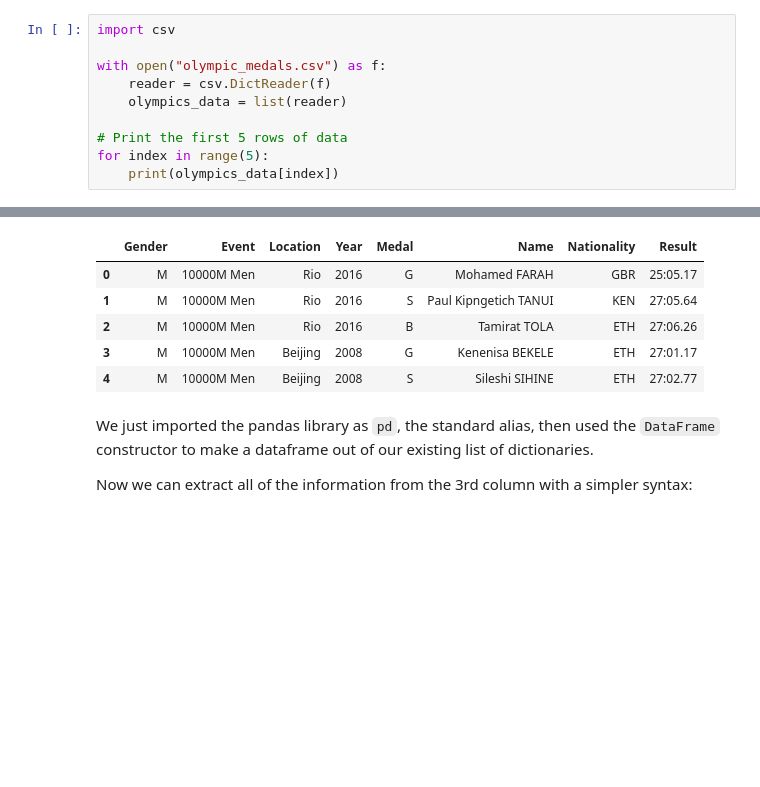
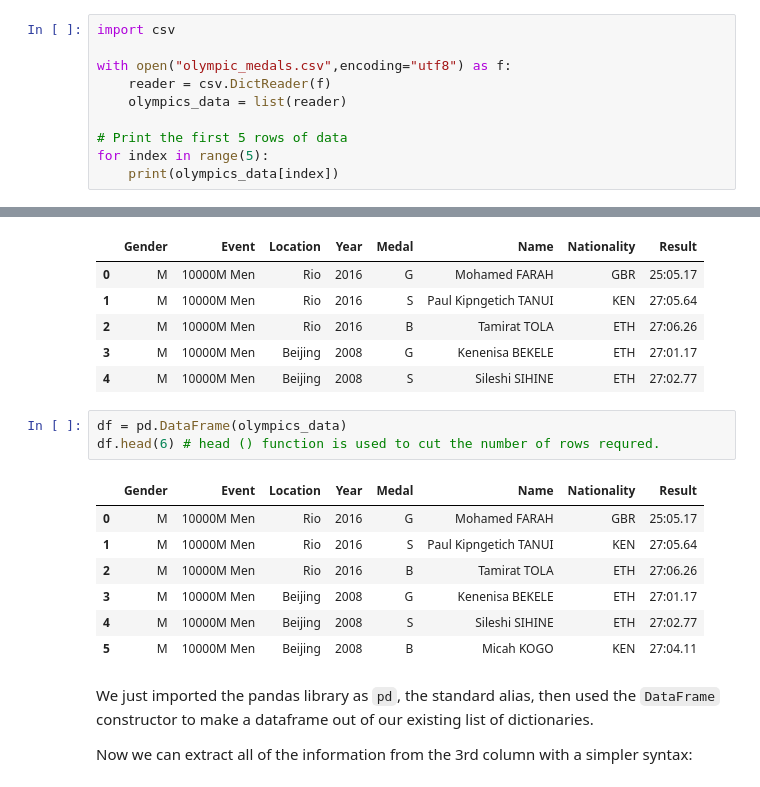
Before and after one commit to zippy345/dsc-data-analysis-pandas-intro, a Jupyter notebook: index.ipynb, the cells around one changed output, grey strips where cells are left out. Drawn from its saved outputs; the diff is of its cells as text; blank space fills up the shorter version.

```diff
--- a/index.ipynb
+++ b/index.ipynb
@@ -168,7 +168,7 @@ To open and read the first 5 lines with the `csv` module, that would look like t
 # %%
 import csv
 
-with open("olympic_medals.csv") as f:
+with open("olympic_medals.csv",encoding="utf8") as f:
     reader = csv.DictReader(f)
     olympics_data = list(reader)
 
@@ -217,6 +217,17 @@ df.head()
 | 2 | M | 10000M Men | Rio | 2016 | B | Tamirat TOLA | ETH | 27:06.26 |
 | 3 | M | 10000M Men | Beijing | 2008 | G | Kenenisa BEKELE | ETH | 27:01.17 |
 | 4 | M | 10000M Men | Beijing | 2008 | S | Sileshi SIHINE | ETH | 27:02.77 |
+# %%
+df = pd.DataFrame(olympics_data)
+df.head(6) # head () function is used to cut the number of rows requred.
+# %% [output]
+|  | Gender | Event | Location | Year | Medal | Name | Nationality | Result |
+| 0 | M | 10000M Men | Rio | 2016 | G | Mohamed FARAH | GBR | 25:05.17 |
+| 1 | M | 10000M Men | Rio | 2016 | S | Paul Kipngetich TANUI | KEN | 27:05.64 |
+| 2 | M | 10000M Men | Rio | 2016 | B | Tamirat TOLA | ETH | 27:06.26 |
+| 3 | M | 10000M Men | Beijing | 2008 | G | Kenenisa BEKELE | ETH | 27:01.17 |
+| 4 | M | 10000M Men | Beijing | 2008 | S | Sileshi SIHINE | ETH | 27:02.77 |
+| 5 | M | 10000M Men | Beijing | 2008 | B | Micah KOGO | KEN | 27:04.11 |
 # %% [markdown]
 We just imported the pandas library as `pd`, the standard alias, then used the `DataFrame` constructor to make a dataframe out of our existing list of dictionaries.
 
```
